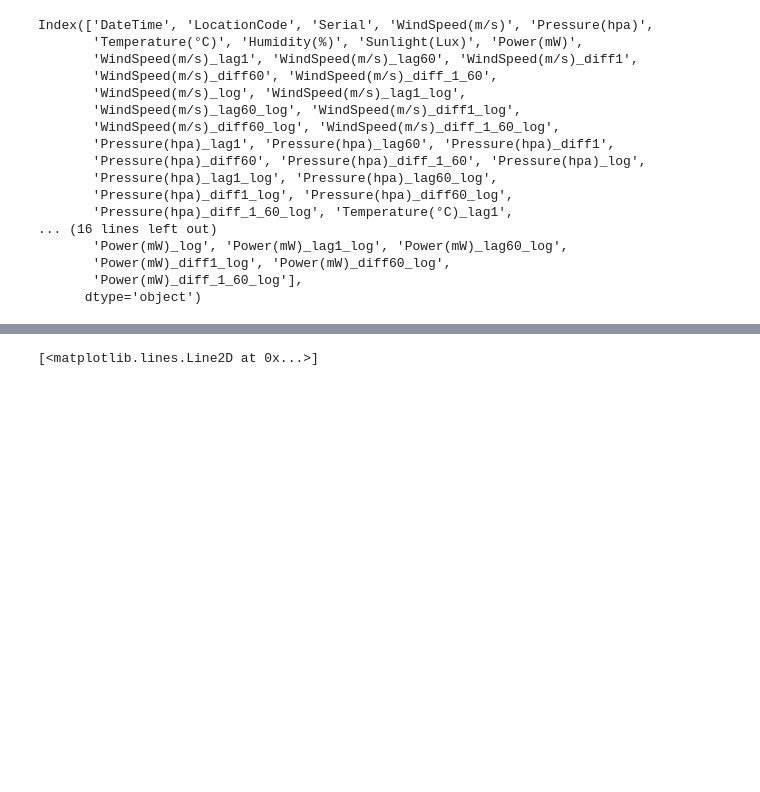
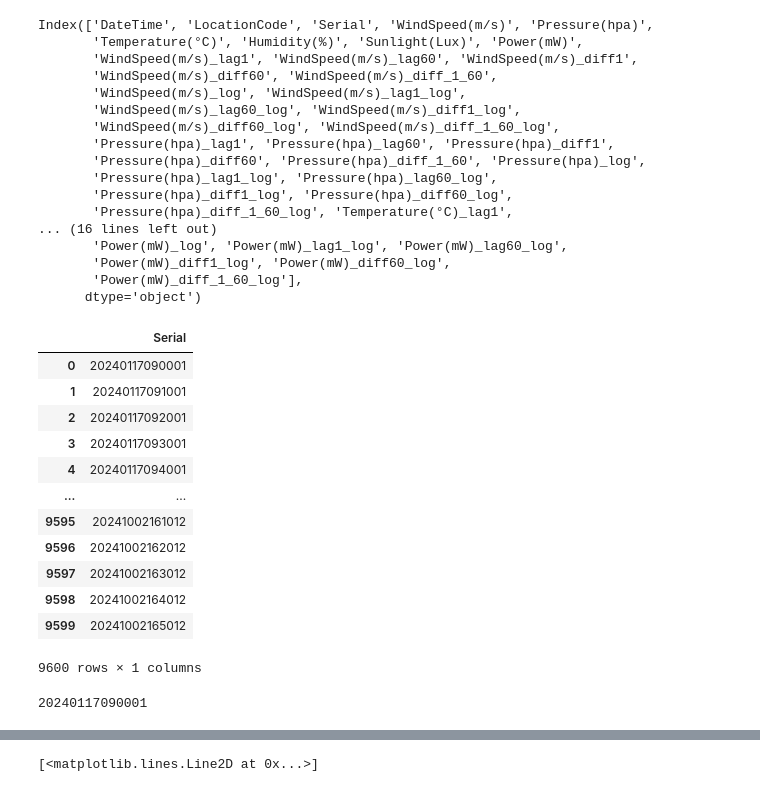
Before and after one commit to hoanglinh171/ai_cup, a Jupyter notebook: missing_impute.ipynb, the cells around one changed output, grey strips where cells are left out. Saved outputs shown, nothing was run; the diff lists cells and outputs as text; code cells hidden in the pictures; blank space fills up the shorter version.

Commit message:
update data

```diff
--- a/missing_impute.ipynb
+++ b/missing_impute.ipynb
@@ -108,3 +108,21 @@ Index(['DateTime', 'LocationCode', 'Serial', 'WindSpeed(m/s)', 'Pressure(hpa)',
        'Power(mW)_diff1_log', 'Power(mW)_diff60_log',
        'Power(mW)_diff_1_60_log'],
       dtype='object')
+# %%
+to_predict = pd.read_csv("data/to_predict.csv")
+# %%
+to_predict
+# %% [output]
+|  | Serial |
+| 0 | 20240117090001 |
+| 1 | 20240117091001 |
+| 2 | 20240117092001 |
+| 3 | 20240117093001 |
+| 4 | 20240117094001 |
+| ... | ... |
+| 9595 | 20241002161012 |
+| 9596 | 20241002162012 |
+| 9597 | 20241002163012 |
+| 9598 | 20241002164012 |
+| 9599 | 20241002165012 |
+9600 rows × 1 columns
@@ -110,0 +131,4 @@ Index(['DateTime', 'LocationCode', 'Serial', 'WindSpeed(m/s)', 'Pressure(hpa)',
+# %%
+to_predict.values.reshape(1, -1)[0]
+# %% [output]
+20240117090001
```
Also changed, not shown: parts of 4 cells of this notebook, 19 other files.
